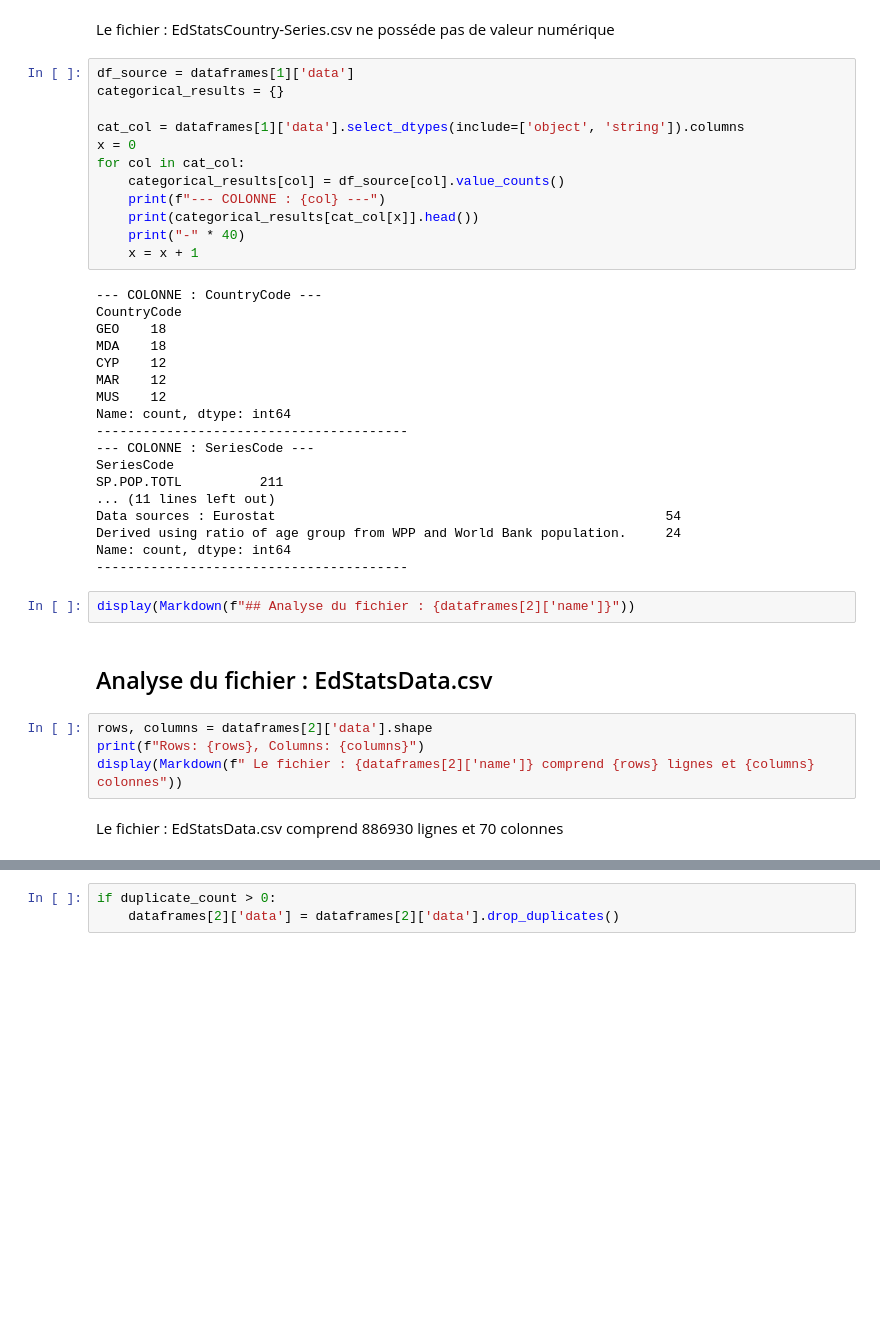
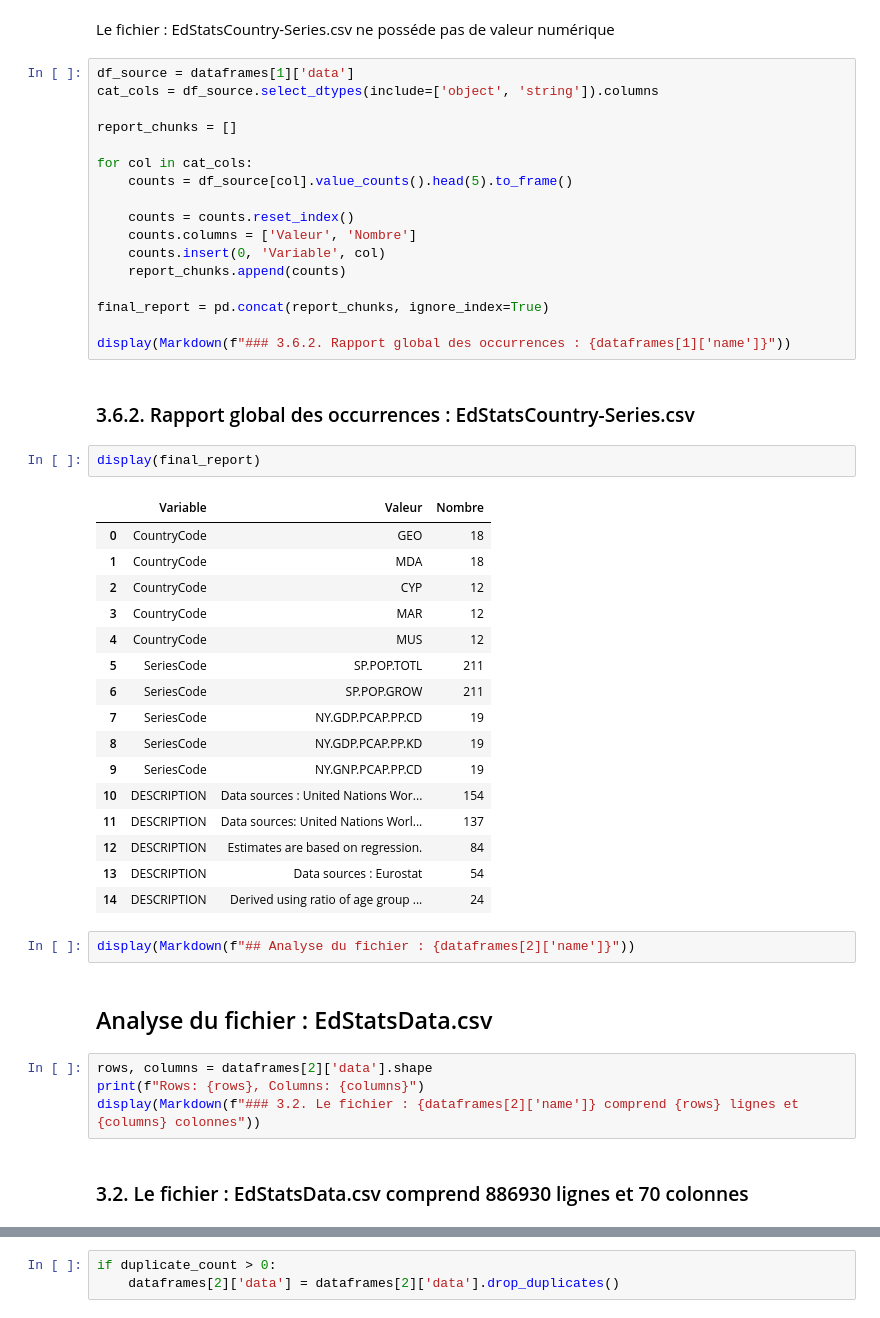
Before and after one commit to AlexisTrouwaert/OC_P02_DATA_ANALYSER_DONN-ES_SYSTEM_EDUCATIF, a Jupyter notebook: loadData.ipynb, the cells around one changed output, grey strips where cells are left out. Cells and saved outputs as stored; diff of their text form; blank space fills up the shorter version.

```diff
--- a/loadData.ipynb
+++ b/loadData.ipynb
@@ -318,34 +330,42 @@ else :
  Le fichier : EdStatsCountry-Series.csv ne posséde pas de valeur numérique
 # %%
 df_source = dataframes[1]['data']
-categorical_results = {}
+cat_cols = df_source.select_dtypes(include=['object', 'string']).columns
 
-cat_col = dataframes[1]['data'].select_dtypes(include=['object', 'string']).columns
-x = 0
-for col in cat_col:
-    categorical_results[col] = df_source[col].value_counts()
-    print(f"--- COLONNE : {col} ---")
-    print(categorical_results[cat_col[x]].head())
-    print("-" * 40)
-    x = x + 1
+report_chunks = []
+
+for col in cat_cols:
+    counts = df_source[col].value_counts().head(5).to_frame()
+
+    counts = counts.reset_index()
+    counts.columns = ['Valeur', 'Nombre']
+    counts.insert(0, 'Variable', col)
+    report_chunks.append(counts)
+
+final_report = pd.concat(report_chunks, ignore_index=True)
+
+display(Markdown(f"### 3.6.2. Rapport global des occurrences : {dataframes[1]['name']}"))
 # %% [output]
---- COLONNE : CountryCode ---
-CountryCode
-GEO    18
-MDA    18
-CYP    12
-MAR    12
-MUS    12
-Name: count, dtype: int64
-----------------------------------------
---- COLONNE : SeriesCode ---
-SeriesCode
-SP.POP.TOTL          211
-... (11 lines left out)
-Data sources : Eurostat                                                  54
-Derived using ratio of age group from WPP and World Bank population.     24
-Name: count, dtype: int64
-----------------------------------------
+### 3.6.2. Rapport global des occurrences : EdStatsCountry-Series.csv
+# %%
+display(final_report)
+# %% [output]
+|  | Variable | Valeur | Nombre |
+| 0 | CountryCode | GEO | 18 |
+| 1 | CountryCode | MDA | 18 |
+| 2 | CountryCode | CYP | 12 |
+| 3 | CountryCode | MAR | 12 |
+| 4 | CountryCode | MUS | 12 |
+| 5 | SeriesCode | SP.POP.TOTL | 211 |
+| 6 | SeriesCode | SP.POP.GROW | 211 |
+| 7 | SeriesCode | NY.GDP.PCAP.PP.CD | 19 |
+| 8 | SeriesCode | NY.GDP.PCAP.PP.KD | 19 |
+| 9 | SeriesCode | NY.GNP.PCAP.PP.CD | 19 |
+| 10 | DESCRIPTION | Data sources : United Nations Wor... | 154 |
+| 11 | DESCRIPTION | Data sources: United Nations Worl... | 137 |
+| 12 | DESCRIPTION | Estimates are based on regression. | 84 |
+| 13 | DESCRIPTION | Data sources : Eurostat | 54 |
+| 14 | DESCRIPTION | Derived using ratio of age group ... | 24 |
 # %%
 display(Markdown(f"## Analyse du fichier : {dataframes[2]['name']}"))
 # %% [output]
@@ -353,8 +373,8 @@ display(Markdown(f"## Analyse du fichier : {dataframes[2]['name']}"))
 # %%
 rows, columns = dataframes[2]['data'].shape
 print(f"Rows: {rows}, Columns: {columns}")
-display(Markdown(f" Le fichier : {dataframes[2]['name']} comprend {rows} lignes et {columns} colonnes"))
+display(Markdown(f"### 3.2. Le fichier : {dataframes[2]['name']} comprend {rows} lignes et {columns} colonnes"))
 # %% [output]
- Le fichier : EdStatsData.csv comprend 886930 lignes et 70 colonnes
+### 3.2. Le fichier : EdStatsData.csv comprend 886930 lignes et 70 colonnes
 # %%
 duplicate_count = dataframes[2]['data'].duplicated().sum()
```
Also changed, not shown: parts of 47 cells of this notebook, 1 other file.
